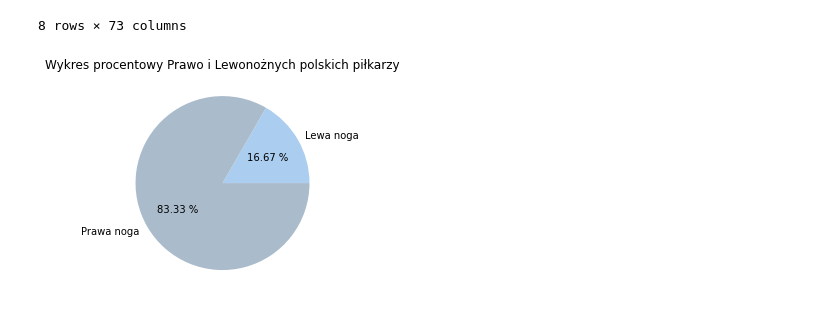
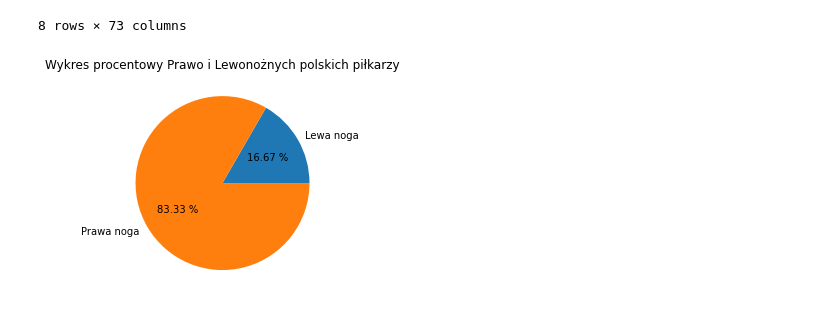
Before and after one commit to Rafal-Dabek/Pandas-project, a Jupyter notebook: piłka.ipynb, the cells around one changed output. Cells and saved outputs as stored; diff of their text form; code cells hidden in the pictures.

```diff
--- a/piłka.ipynb
+++ b/piłka.ipynb
@@ -294,11 +294,11 @@ Gracze mający overall dla Premier League, Bundesligi,La Ligi i Serie A większy
 # %%
 lewa_noga=pilkarze.loc[(pilkarze['preferred_foot']=='Left') & (pilkarze['nationality']=='Poland')].count()[0]
 prawa_noga=pilkarze.loc[(pilkarze['preferred_foot']=='Right') & (pilkarze['nationality']=='Poland')].count()[0]
 
 labels=['Lewa noga','Prawa noga']
-colors=['#abcdef','#aabbcc']
-plt.pie([lewa_noga,prawa_noga],labels=labels,colors=colors,autopct='%.2f %%')
+
+plt.pie([lewa_noga,prawa_noga],labels=labels,autopct='%.2f %%')
 plt.title("Wykres procentowy Prawo i Lewonożnych polskich piłkarzy")
 plt.show()
 # %% [output]
-[figure, old version]
+[figure, new version]
```
